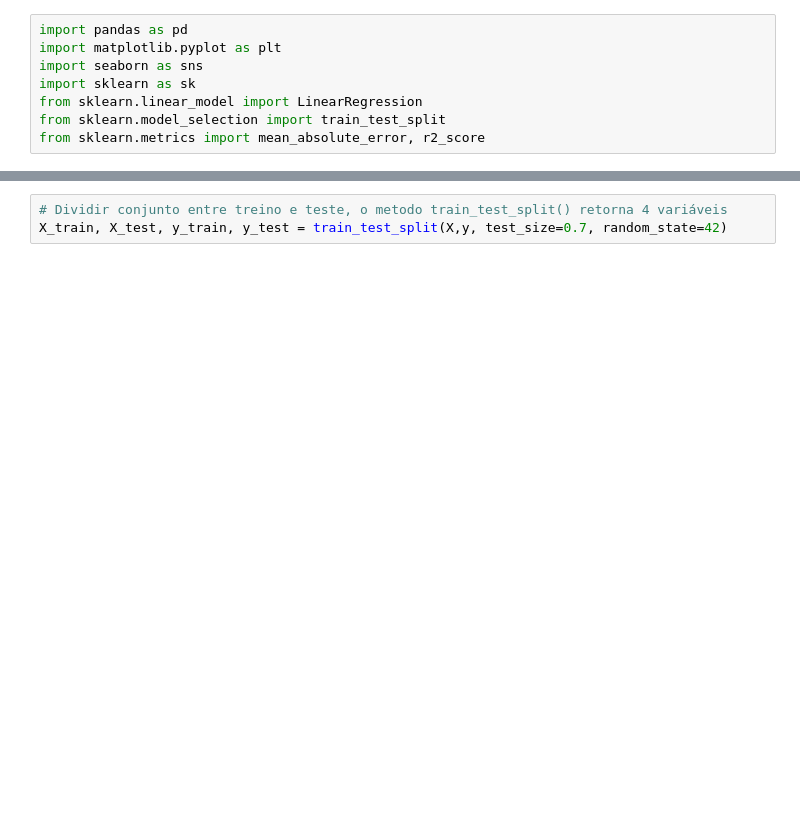
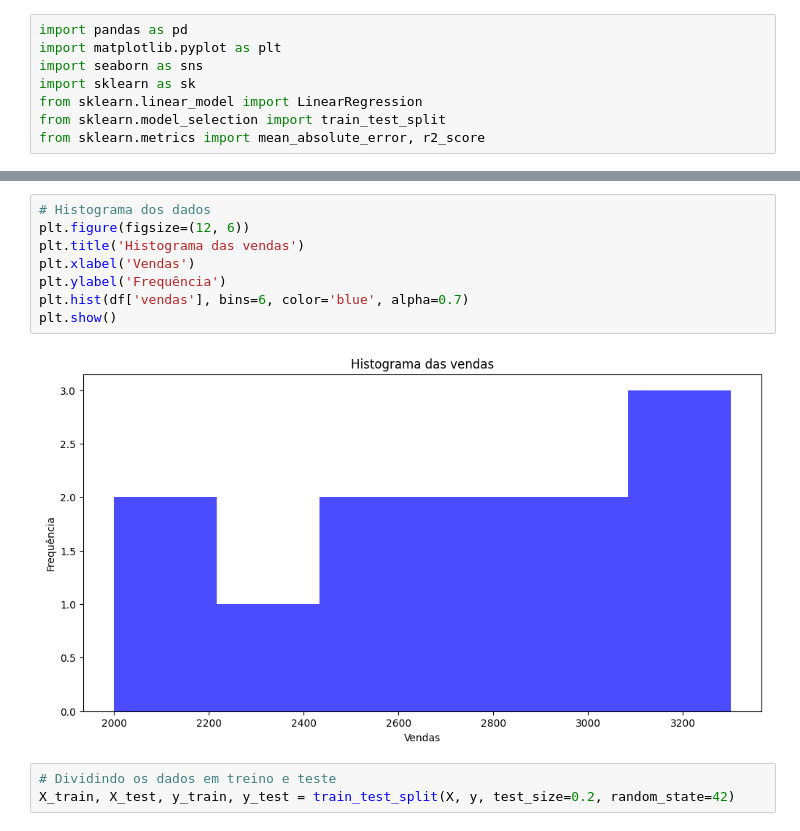
Before and after one commit to Orlandovpjunior/fundamentos_machine_learning, a Jupyter notebook: model.ipynb, the cells around one changed output, grey strips where cells are left out. Saved outputs shown, nothing was run; the diff lists cells and outputs as text; blank space fills up the shorter version.

```diff
--- a/model.ipynb
+++ b/model.ipynb
@@ -215,6 +78,16 @@ Name: resultado, Length: 100, dtype: int64
+# %%
+# Histograma dos dados
+plt.figure(figsize=(12, 6))
+plt.title('Histograma das vendas')
+plt.xlabel('Vendas')
+plt.ylabel('Frequência')
+plt.hist(df['vendas'], bins=6, color='blue', alpha=0.7)
+plt.show()
+# %% [output]
+[figure, added]
 # %%
-# Dividir conjunto entre treino e teste, o metodo train_test_split() retorna 4 variáveis
-X_train, X_test, y_train, y_test = train_test_split(X,y, test_size=0.7, random_state=42)
+# Dividindo os dados em treino e teste
+X_train, X_test, y_train, y_test = train_test_split(X, y, test_size=0.2, random_state=42)
 # %%
 len(X_train), len(X_test), len(y_train), len(y_test)
 # %% [output]
```
Also changed, not shown: parts of 47 cells of this notebook.
